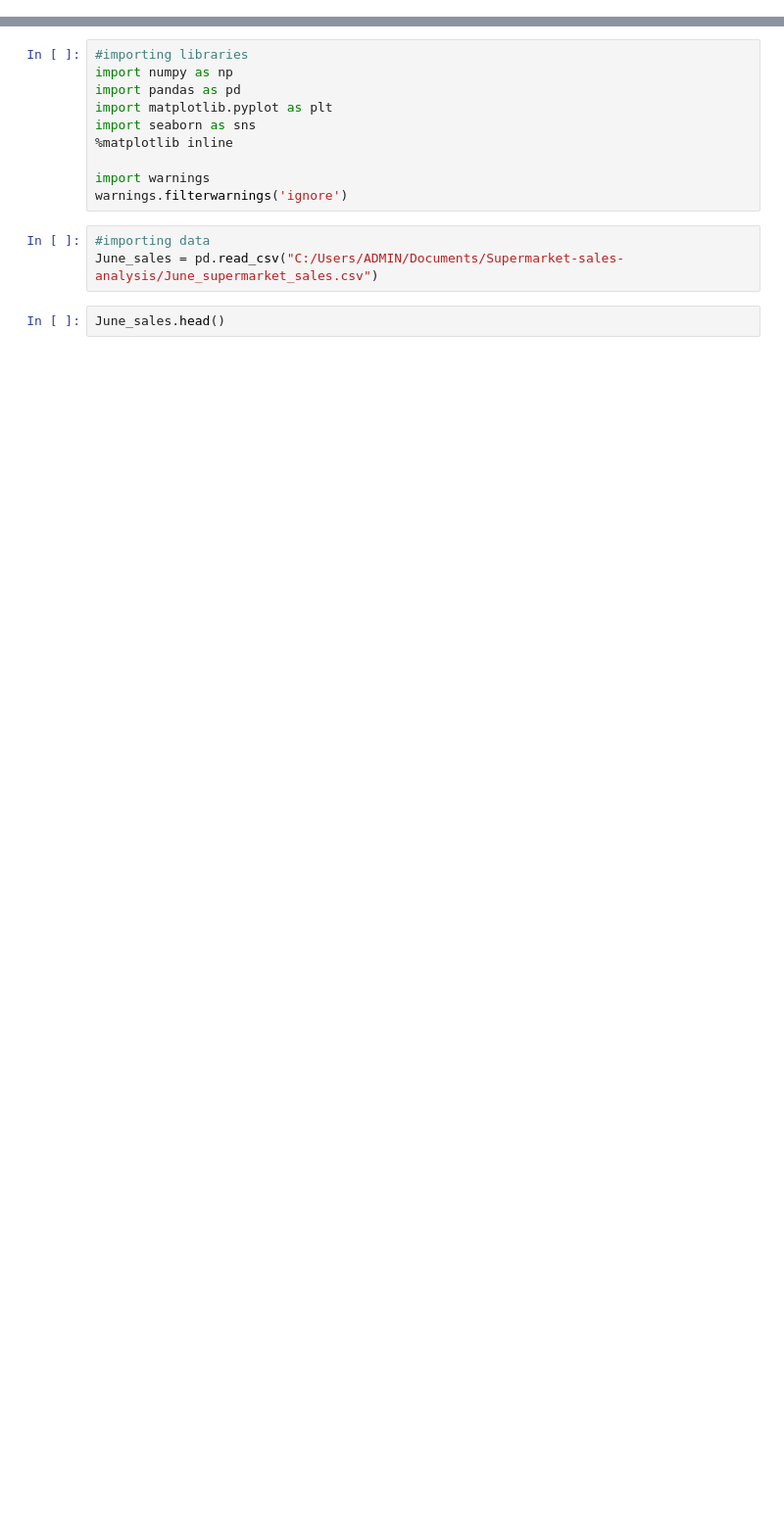
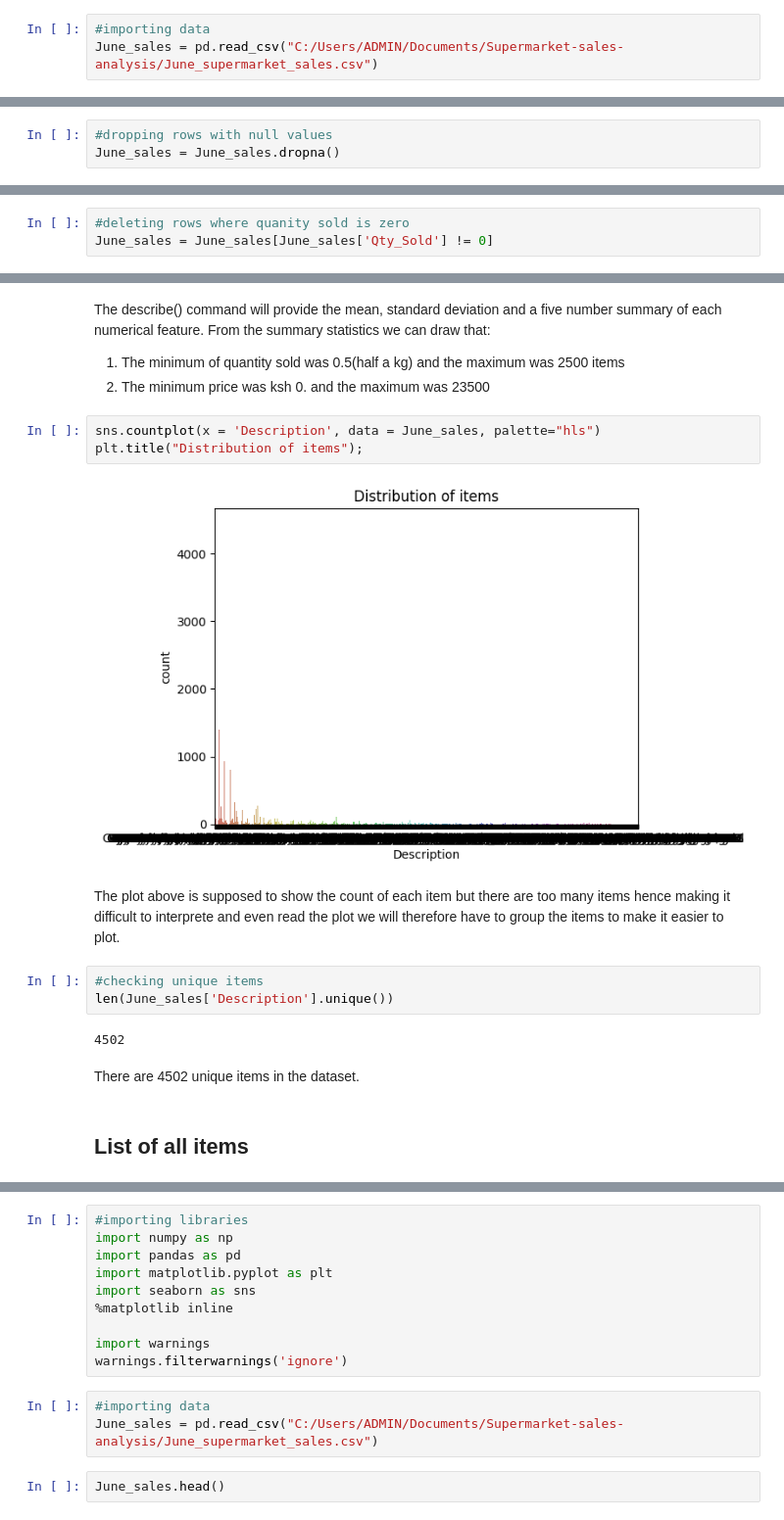
Before and after one commit to Emily-Ngahu/Supermarket-sales-analysis, a Jupyter notebook: June_analysis.ipynb, the cells around one changed output, grey strips where cells are left out. Shown at 98% size. Drawn from its saved outputs; the diff is of its cells as text; blank space fills up the shorter version.

Commit message:
Added June analysis and modified May analysis

```diff
--- a/June_analysis.ipynb
+++ b/June_analysis.ipynb
@@ -0,0 +34,3 @@
+# %%
+#importing data
+June_sales = pd.read_csv("C:/Users/ADMIN/Documents/Supermarket-sales-analysis/June_supermarket_sales.csv")
@@ -0,0 +107,3 @@
+# %%
+#dropping rows with null values
+June_sales = June_sales.dropna()
@@ -0,0 +153,3 @@
+# %%
+#deleting rows where quanity sold is zero
+June_sales = June_sales[June_sales['Qty_Sold'] != 0]
@@ -0,0 +201,21 @@
+# %% [markdown]
+The describe() command will provide the mean, standard deviation and a five number summary of each numerical feature.
+From the summary statistics we can draw that:
+1. The minimum of quantity sold was 0.5(half a kg) and the maximum was 2500 items
+2. The minimum price was ksh 0. and the maximum was 23500
+# %%
+sns.countplot(x = 'Description', data = June_sales, palette="hls")
+plt.title("Distribution of items");
+# %% [output]
+[figure, added]
+# %% [markdown]
+The plot above is supposed to show the count of each item but there are too many items hence making it difficult to interprete and even read the plot we will therefore have to group the items to make it easier to plot.
+# %%
+#checking unique items
+len(June_sales['Description'].unique())
+# %% [output]
+4502
+# %% [markdown]
+There are 4502 unique items in the dataset.
+# %% [markdown]
+## List of all items
```
Also changed, not shown: parts of 70 cells of this notebook.
